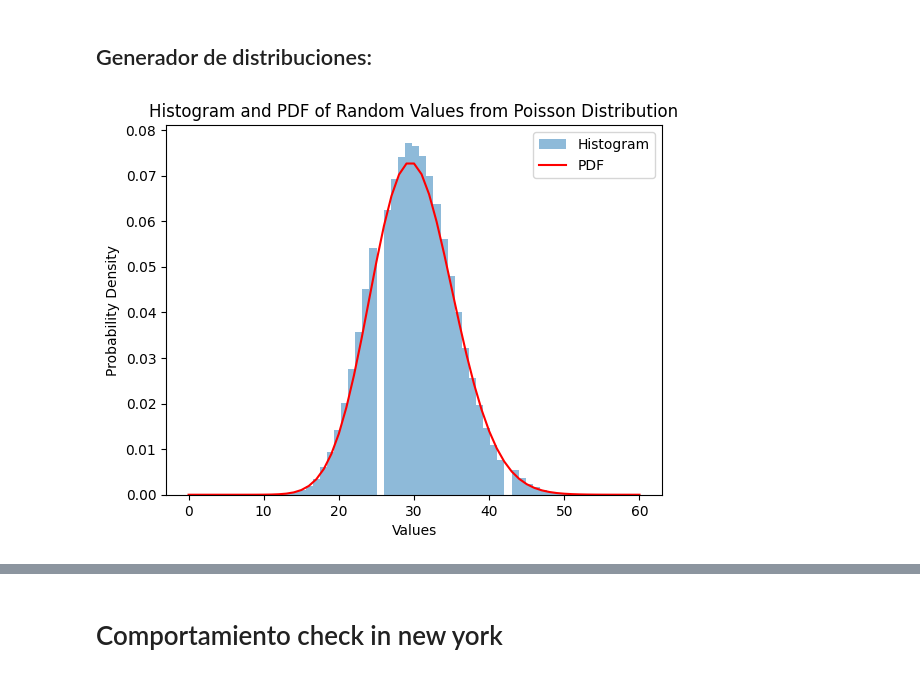
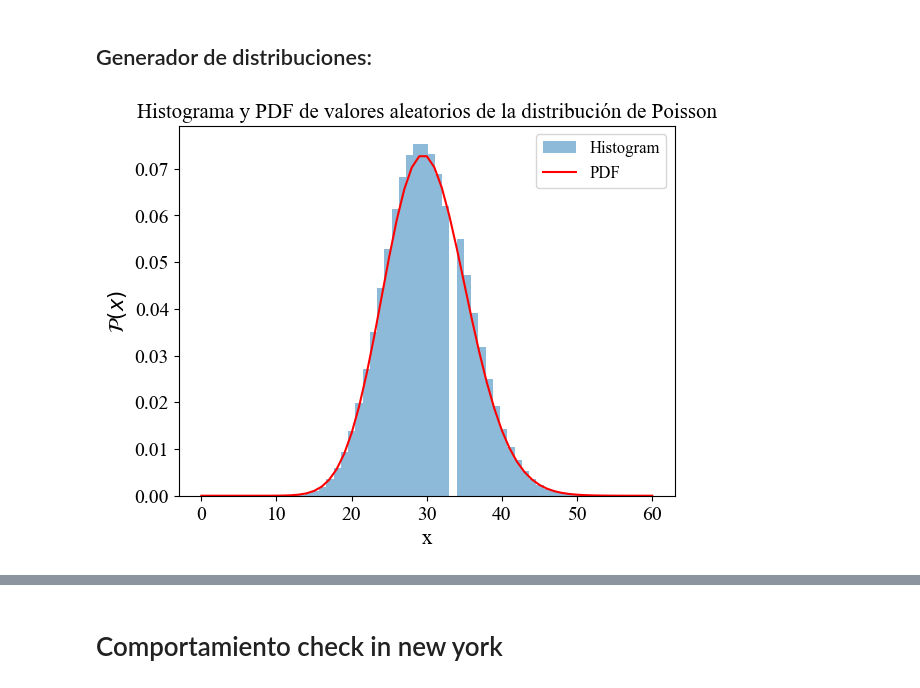
Before and after one commit to oazula/codes, a Jupyter notebook: Analisis de Pareto.ipynb, the cells around one changed output, grey strips where cells are left out. Saved outputs shown, nothing was run; the diff lists cells and outputs as text; code cells hidden in the pictures.

```diff
--- a/Analisis de Pareto.ipynb
+++ b/Analisis de Pareto.ipynb
@@ -3,35 +3,43 @@
 # %%
 import numpy as np
 import matplotlib.pyplot as plt
 import seaborn as sns
 import numpy as np
 import seaborn as sns
 from scipy.stats import poisson
-
+import seaborn as sns
+import pandas as pd
+import matplotlib.pyplot as plt
+import numpy as np
+import powerlaw #Powerlaw: A Python Package for Analysis of Heavy-Tailed Distributions
+#Powerlaw: A Python Package for Analysis of Heavy-Tailed Distributions
+plt.rc('font', family='serif', serif='Times New Roman')
 
 
 # Set the lambda parameter for the Poisson distribution
 lambda_param = 30
 
 # Generate random values from the Poisson distribution
 random_values = np.random.poisson(lambda_param, size=2000000)
 
 # Create a histogram of the random values
 plt.hist(random_values, bins=55, density=True, alpha=0.5, label='Histogram')
 
 # Create an array of values for x-axis
 x = np.arange(0, np.max(random_values) + 1)
 
 # Calculate the PDF values for the Poisson distribution
 pdf_values = poisson.pmf(x, lambda_param)
 
 # Plot the PDF curve
 plt.plot(x, pdf_values, 'r-', label='PDF')
 
-plt.xlabel('Values')
-plt.ylabel('Probability Density')
-plt.title('Histogram and PDF of Random Values from Poisson Distribution')
-plt.legend()
+plt.xlabel('x', size=15)
+plt.ylabel(r'$\mathcal{P}(x)$', size=15)
+plt.yticks(size=14)
+plt.xticks(size=14)
+plt.title('Histograma y PDF de valores aleatorios de la distribución de Poisson', size =15)
+plt.legend(fontsize=12)
 plt.show()
 # %% [output]
-[figure, old version]
+[figure, new version]
```
Also changed, not shown: parts of 17 cells of this notebook, 14 other files.
